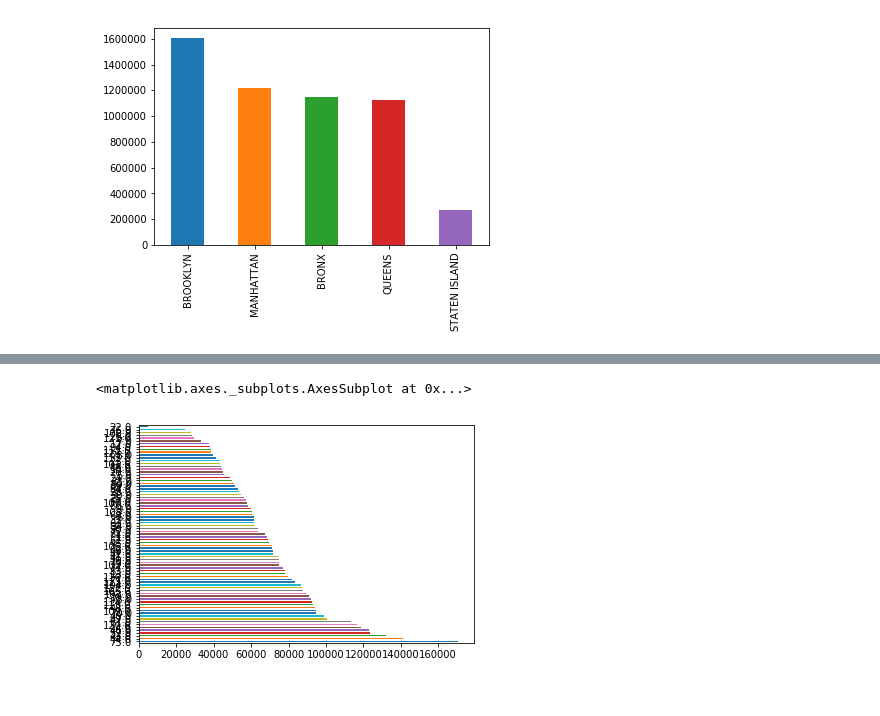
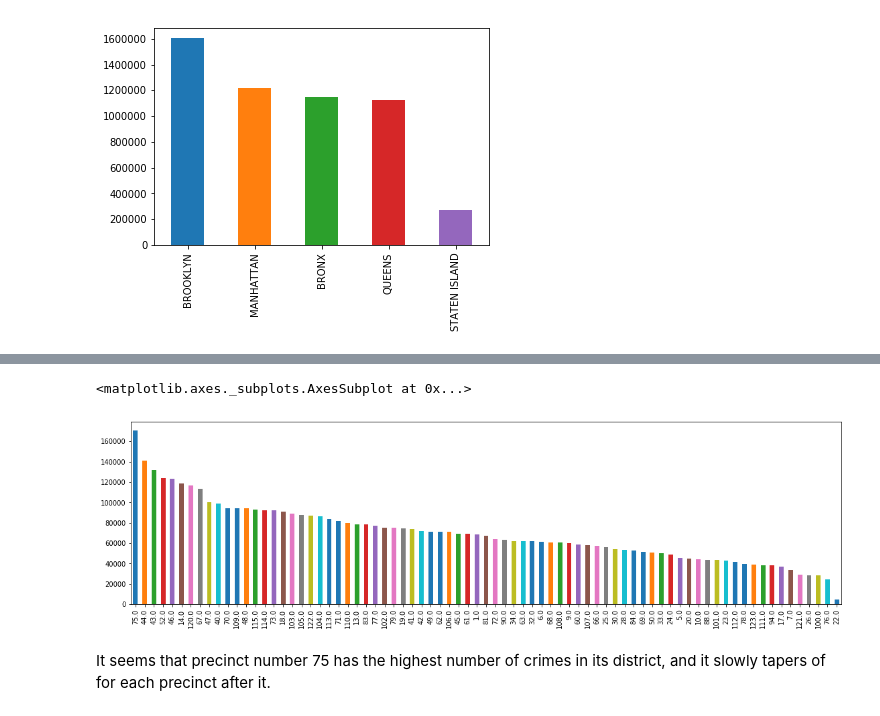
Before and after one commit to MikeSLee1738/Springboard_Projects, a Jupyter notebook: Capstone NYPD/Capstone 2 NYPD.ipynb, the cells around one changed output, grey strips where cells are left out. Drawn from its saved outputs; the diff is of its cells as text; code cells hidden in the pictures.

```diff
--- a/Capstone NYPD/Capstone 2 NYPD.ipynb
+++ b/Capstone NYPD/Capstone 2 NYPD.ipynb
@@ -252,8 +245,11 @@ precinct_count.tail(20).plot(kind='bar')
-# %%
-precinct_count.plot(kind='barh')
-# %% [output]
-<matplotlib.axes._subplots.AxesSubplot at 0x...>
-[figure, removed]
+# %%
+plt.figure(figsize=[19,5])
+precinct_count.plot(kind='bar')
+# %% [output]
+<matplotlib.axes._subplots.AxesSubplot at 0x...>
+[figure, added]
+# %% [markdown]
+It seems that precinct number 75 has the highest number of crimes in its district, and it slowly tapers of for each precinct after it.
 # %%
 df['CMPLT_FR'] = df.CMPLNT_FR_DT + df.CMPLNT_FR_TM
 df['CMPLT_TO'] = df.CMPLNT_TO_DT + df.CMPLNT_TO_TM
```
Also changed, not shown: parts of 124 cells of this notebook, 1 other file.
